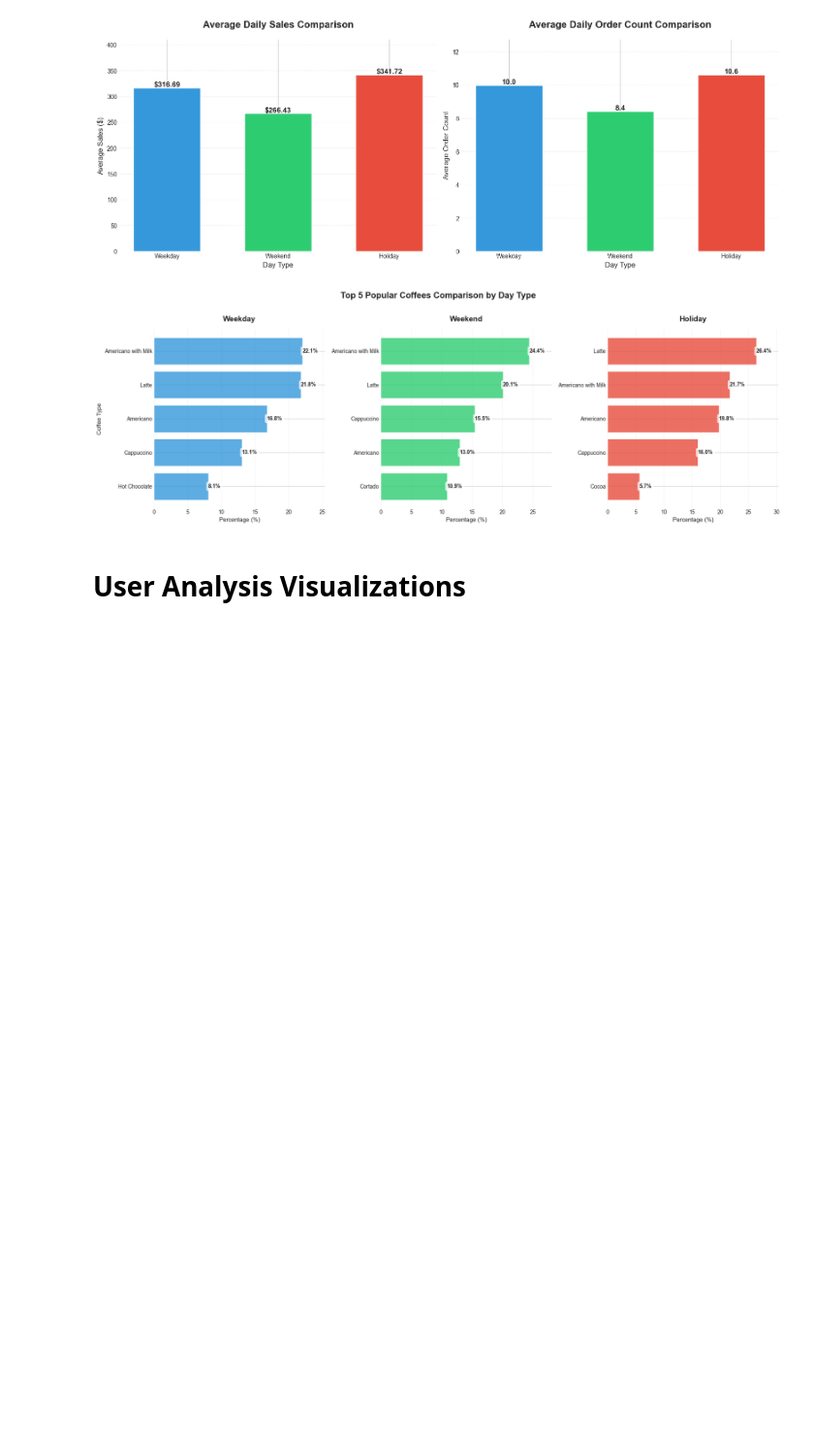
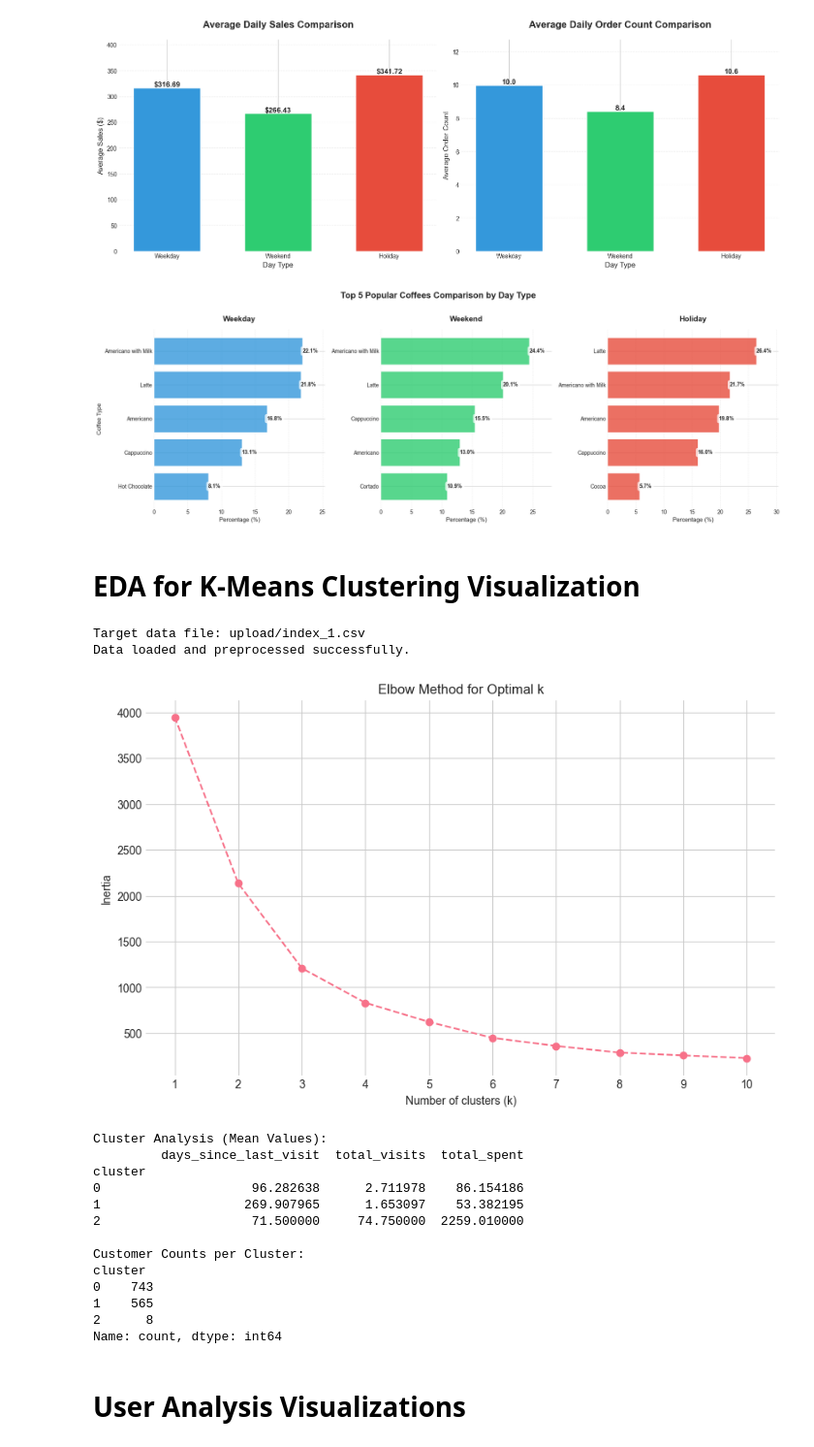
Before and after one commit to ZhuZiLiBryan/ECE143_Group_15_Project, a Jupyter notebook: all_visualizations.ipynb, the cells around one changed output. Shown at 97% size. Drawn from its saved outputs; the diff is of its cells as text; code cells hidden in the pictures; blank space fills up the shorter version.

```diff
--- a/all_visualizations.ipynb
+++ b/all_visualizations.ipynb
@@ -37,6 +54,27 @@ eda_sales_comparison()
 eda_popular_coffee_comparison()
 # %% [output]
 [figure]
+# %% [markdown]
+# EDA for K-Means Clustering Visualization
+# %%
+kmeans_main()
+# %% [output]
+Target data file: upload/index_1.csv
+Data loaded and preprocessed successfully.
+[figure, added]
+Cluster Analysis (Mean Values):
+         days_since_last_visit  total_visits  total_spent
+cluster
+0                    96.282638      2.711978    86.154186
+1                   269.907965      1.653097    53.382195
+2                    71.500000     74.750000  2259.010000
+
+Customer Counts per Cluster:
+cluster
+0    743
+1    565
+2      8
+Name: count, dtype: int64
 # %% [markdown]
 # User Analysis Visualizations
 # %%
```
Also changed, not shown: parts of 3 cells of this notebook, 4 other files.
